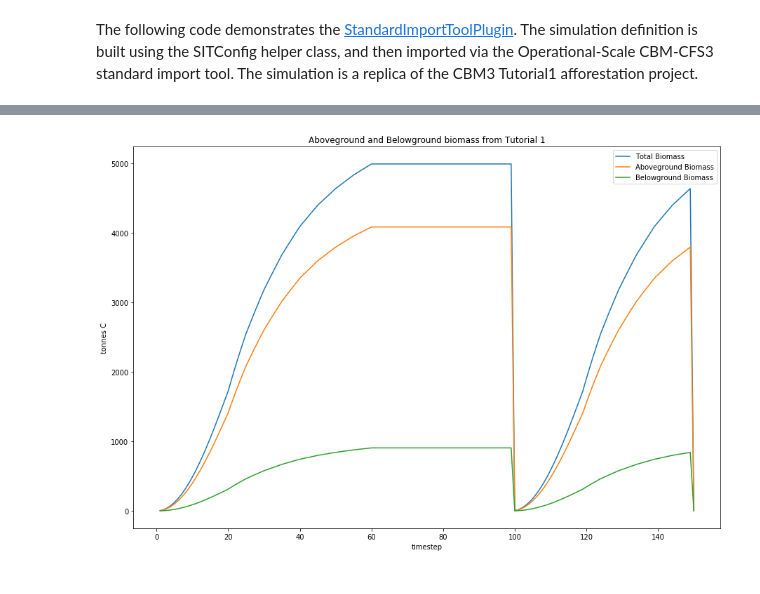
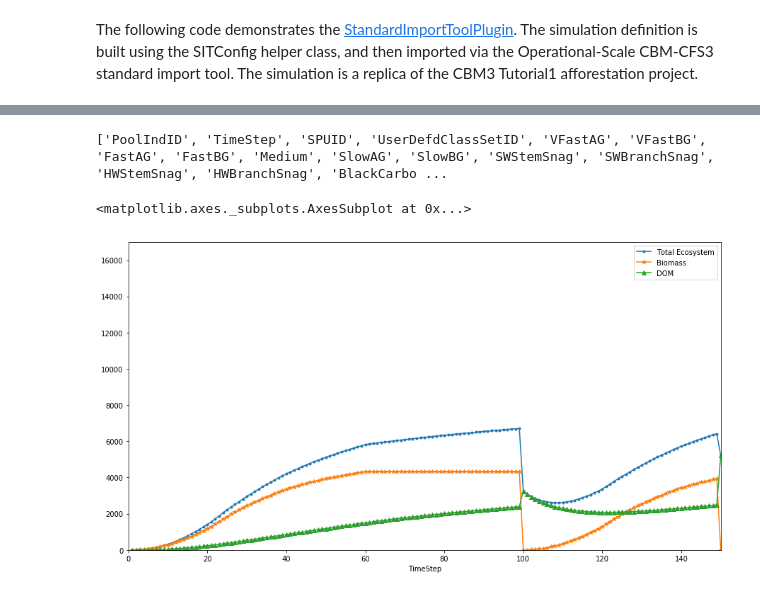
Before and after one commit to cat-cfs/cbm3_scripting_examples, a Jupyter notebook: Tutorial1.ipynb, the cells around one changed output, grey strips where cells are left out. Saved outputs shown, nothing was run; the diff lists cells and outputs as text; code cells hidden in the pictures.

```diff
--- a/Tutorial1.ipynb
+++ b/Tutorial1.ipynb
@@ -86,29 +87,32 @@ results_db_path = cbm3_python.simulation.projectsimulator.run(
     toolbox_installation_dir=toolbox_path,
     cbm_exe_path=os.path.join(toolbox_path, "admin", "executables"),
     results_database_path= results_db_path)
-# %%
-with AccessDB(results_db_path) as results_db:
-    rows = results_db.Query("""
-        select tpi.TimeStep,
-        sum(tpi.SW_Merch + tpi.SW_Foliage + tpi.SW_Other +
-            tpi.HW_Merch + tpi.HW_Foliage + tpi.HW_Other) as ag_bio,
-        sum(tpi.SW_Coarse + tpi.SW_Fine + tpi.HW_Coarse + tpi.HW_Fine) as bg_bio
-        from tblPoolIndicators tpi
-        group by tpi.TimeStep
-        order by tpi.TimeStep""")
-    #create a n-timestep by 3 column array, columnss are timestep, ag-bio, bg-bio
-    np_rows = np.array(list(rows))
-
-    plt.figure(figsize=(15,10))
-
-    plt.plot(np_rows[:,0],np_rows[:,1]+np_rows[:,2])
-    plt.plot(np_rows[:,0],np_rows[:,1])
-    plt.plot(np_rows[:,0],np_rows[:,2])
-
-    plt.title("Aboveground and Belowground biomass from Tutorial 1")
-    plt.ylabel("tonnes C")
-    plt.xlabel("timestep")
-    plt.legend(["Total Biomass", "Aboveground Biomass", "Belowground Biomass"], loc='upper right')
-    plt.show()
-# %% [output]
-[figure, removed]
+# %%
+bioPools = ['SW_Merch','SW_Foliage','SW_Other','SW_subMerch','SW_Coarse','SW_Fine',
+            'HW_Merch','HW_Foliage','HW_Other','HW_subMerch','HW_Coarse','HW_Fine']
+
+domPools = ['VFastAG','VFastBG','FastAG','FastBG','Medium', 'SlowAG','SlowBG','SWStemSnag',
+            'SWBranchSnag','HWStemSnag','HWBranchSnag','BlackCarbon','Peat']
+
+timeStep = "TimeStep"
+classid= "UserDefdClassSetID"
+# %%
+with AccessDB(results_db_path) as results_db:
+    df = pd.read_sql("select * from tblPoolIndicators", results_db.connection)
+    print(list(df))
+total_eco_pools = []
+total_eco_pools.extend(bioPools)
+total_eco_pools.extend(domPools)
+total_biomass = pd.concat([
+        df[timeStep],
+        df[total_eco_pools].sum(axis=1),
+        df[bioPools].sum(axis=1),
+        df[domPools].sum(axis=1)
+    ], axis=1).groupby(timeStep).sum()
+
+total_biomass.columns=["Total Ecosystem","Biomass","DOM"]
+total_biomass.plot(kind='line', figsize=(15,8), ylim=(0,17e3), xlim=(0,150), style=['.-','-*','-^'])
+# %% [output]
+['PoolIndID', 'TimeStep', 'SPUID', 'UserDefdClassSetID', 'VFastAG', 'VFastBG', 'FastAG', 'FastBG', 'Medium', 'SlowAG', 'SlowBG', 'SWStemSnag', 'SWBranchSnag', 'HWStemSnag', 'HWBranchSnag', 'BlackCarbo ...
+<matplotlib.axes._subplots.AxesSubplot at 0x...>
+[figure, added]
```
Also changed, not shown: parts of 4 cells of this notebook.
